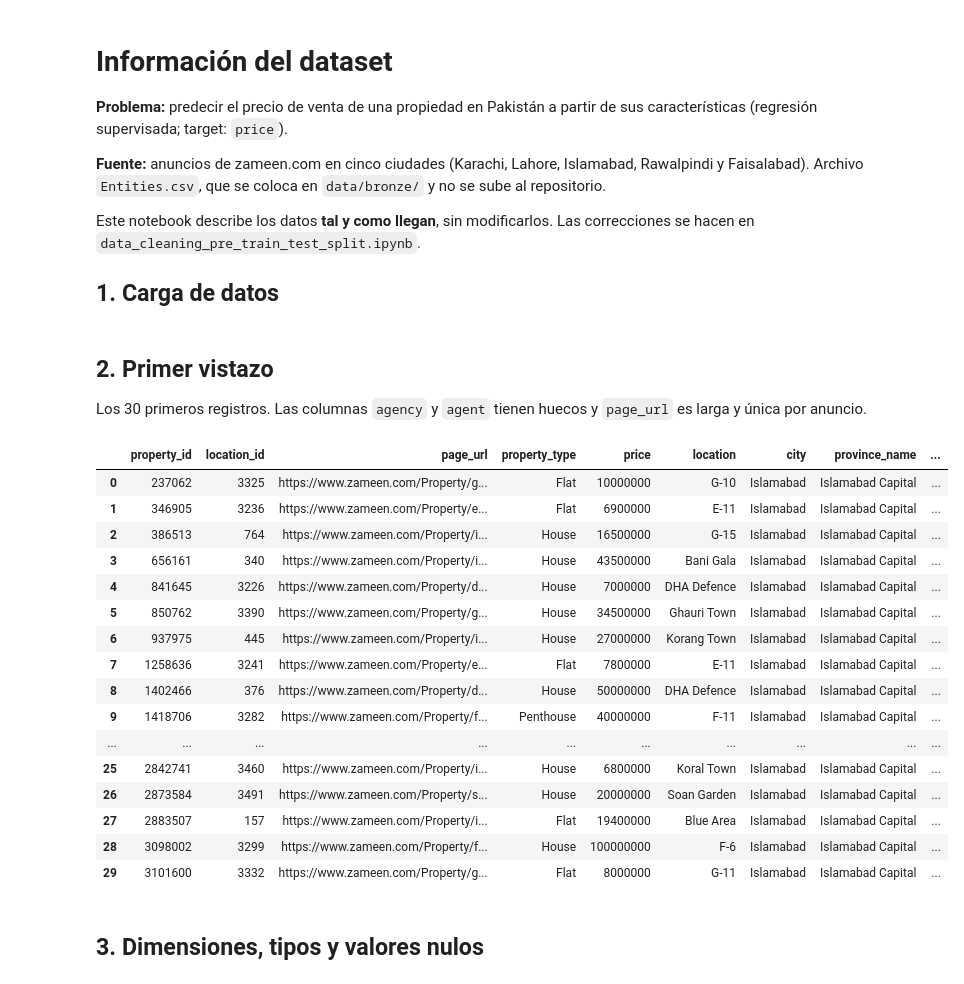
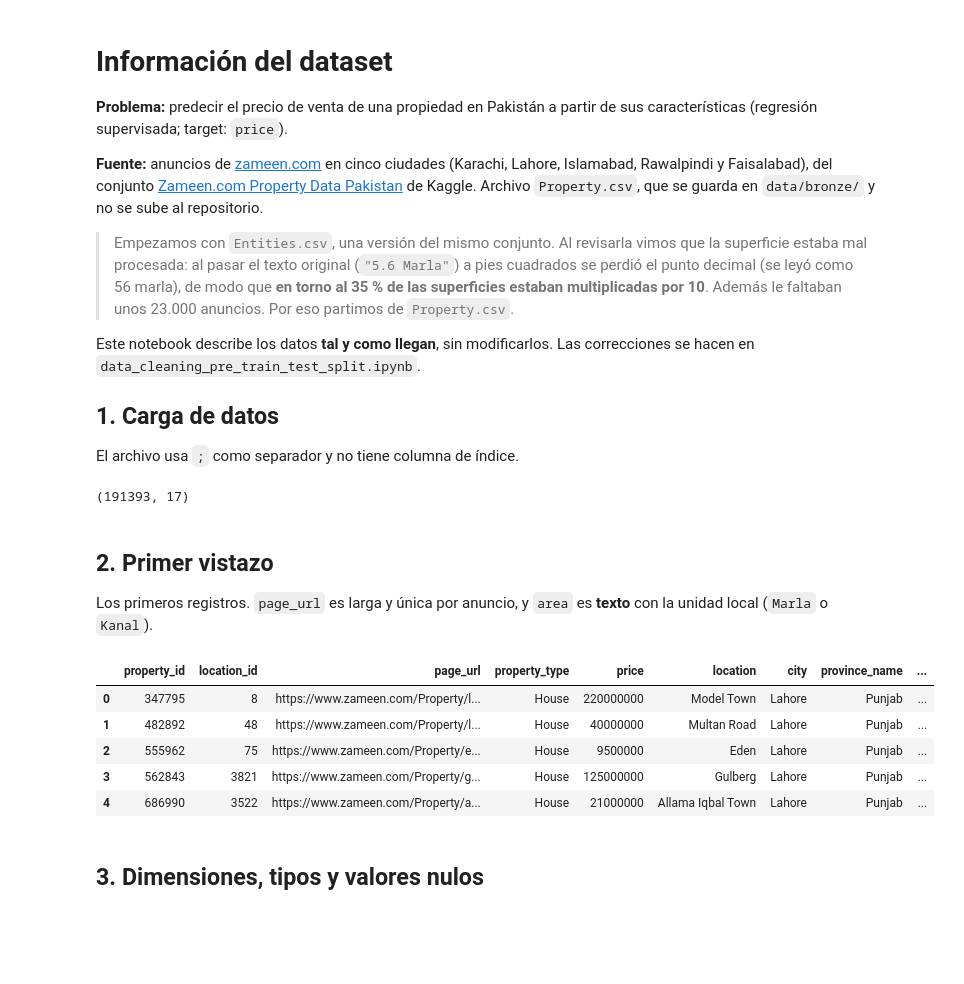
Before and after one commit to rmataixser/Practica-Machine-Learning, a Jupyter notebook: notebooks/data_information.ipynb, the cells around one changed output. Saved outputs shown, nothing was run; the diff lists cells and outputs as text; code cells hidden in the pictures; blank space fills up the shorter version.

```diff
--- a/notebooks/data_information.ipynb
+++ b/notebooks/data_information.ipynb
@@ -3,8 +3,12 @@
 
 **Problema:** predecir el precio de venta de una propiedad en Pakistán a partir de sus características (regresión supervisada; target: `price`).
 
-**Fuente:** anuncios de zameen.com en cinco ciudades (Karachi, Lahore, Islamabad, Rawalpindi y Faisalabad). Archivo `Entities.csv`, que se coloca en `data/bronze/` y no se sube al repositorio.
+**Fuente:** anuncios de [zameen.com](https://www.zameen.com) en cinco ciudades (Karachi, Lahore, Islamabad, Rawalpindi y Faisalabad), del conjunto [Zameen.com Property Data Pakistan](https://www.kaggle.com/datasets/huzzefakhan/zameencom-property-data-pakistan) de Kaggle. Archivo `Property.csv`, que se guarda en `data/bronze/` y no se sube al repositorio.
+
+> Empezamos con `Entities.csv`, una versión del mismo conjunto. Al revisarla vimos que la superficie estaba mal procesada: al pasar el texto original (`"5.6 Marla"`) a pies cuadrados se perdió el punto decimal (se leyó como 56 marla), de modo que **en torno al 35 % de las superficies estaban multiplicadas por 10**. Además le faltaban unos 23.000 anuncios. Por eso partimos de `Property.csv`.
 
 Este notebook describe los datos **tal y como llegan**, sin modificarlos. Las correcciones se hacen en `data_cleaning_pre_train_test_split.ipynb`.
 
 ## 1. Carga de datos
+
+El archivo usa `;` como separador y no tiene columna de índice.
@@ -13,29 +22,21 @@ import pandas as pd
 # %%
-df = pd.read_csv("../data/bronze/Entities.csv", index_col=0)
+df = pd.read_csv("../data/bronze/Property.csv", sep=";")
+df.shape
+# %% [output]
+(191393, 17)
 # %% [markdown]
 ## 2. Primer vistazo
 
-Los 30 primeros registros. Las columnas `agency` y `agent` tienen huecos y `page_url` es larga y única por anuncio.
+Los primeros registros. `page_url` es larga y única por anuncio, y `area` es **texto** con la unidad local (`Marla` o `Kanal`).
 # %%
-df.head(30)
+df.head(5)
 # %% [output]
 |  | property_id | location_id | page_url | property_type | price | location | city | province_name | ... |
-| 0 | 237062 | 3325 | https://www.zameen.com/Property/g... | Flat | 10000000 | G-10 | Islamabad | Islamabad Capital | ... |
-| 1 | 346905 | 3236 | https://www.zameen.com/Property/e... | Flat | 6900000 | E-11 | Islamabad | Islamabad Capital | ... |
-| 2 | 386513 | 764 | https://www.zameen.com/Property/i... | House | 16500000 | G-15 | Islamabad | Islamabad Capital | ... |
-| 3 | 656161 | 340 | https://www.zameen.com/Property/i... | House | 43500000 | Bani Gala | Islamabad | Islamabad Capital | ... |
-| 4 | 841645 | 3226 | https://www.zameen.com/Property/d... | House | 7000000 | DHA Defence | Islamabad | Islamabad Capital | ... |
-| 5 | 850762 | 3390 | https://www.zameen.com/Property/g... | House | 34500000 | Ghauri Town | Islamabad | Islamabad Capital | ... |
-| 6 | 937975 | 445 | https://www.zameen.com/Property/i... | House | 27000000 | Korang Town | Islamabad | Islamabad Capital | ... |
-| 7 | 1258636 | 3241 | https://www.zameen.com/Property/e... | Flat | 7800000 | E-11 | Islamabad | Islamabad Capital | ... |
-| 8 | 1402466 | 376 | https://www.zameen.com/Property/d... | House | 50000000 | DHA Defence | Islamabad | Islamabad Capital | ... |
-| 9 | 1418706 | 3282 | https://www.zameen.com/Property/f... | Penthouse | 40000000 | F-11 | Islamabad | Islamabad Capital | ... |
-| ... | ... | ... | ... | ... | ... | ... | ... | ... | ... |
-| 25 | 2842741 | 3460 | https://www.zameen.com/Property/i... | House | 6800000 | Koral Town | Islamabad | Islamabad Capital | ... |
-| 26 | 2873584 | 3491 | https://www.zameen.com/Property/s... | House | 20000000 | Soan Garden | Islamabad | Islamabad Capital | ... |
-| 27 | 2883507 | 157 | https://www.zameen.com/Property/i... | Flat | 19400000 | Blue Area | Islamabad | Islamabad Capital | ... |
-| 28 | 3098002 | 3299 | https://www.zameen.com/Property/f... | House | 100000000 | F-6 | Islamabad | Islamabad Capital | ... |
-| 29 | 3101600 | 3332 | https://www.zameen.com/Property/g... | Flat | 8000000 | G-11 | Islamabad | Islamabad Capital | ... |
+| 0 | 347795 | 8 | https://www.zameen.com/Property/l... | House | 220000000 | Model Town | Lahore | Punjab | ... |
+| 1 | 482892 | 48 | https://www.zameen.com/Property/l... | House | 40000000 | Multan Road | Lahore | Punjab | ... |
+| 2 | 555962 | 75 | https://www.zameen.com/Property/e... | House | 9500000 | Eden | Lahore | Punjab | ... |
+| 3 | 562843 | 3821 | https://www.zameen.com/Property/g... | House | 125000000 | Gulberg | Lahore | Punjab | ... |
+| 4 | 686990 | 3522 | https://www.zameen.com/Property/a... | House | 21000000 | Allama Iqbal Town | Lahore | Punjab | ... |
 # %% [markdown]
 ## 3. Dimensiones, tipos y valores nulos
 # %%
```
Also changed, not shown: parts of 31 cells of this notebook.
